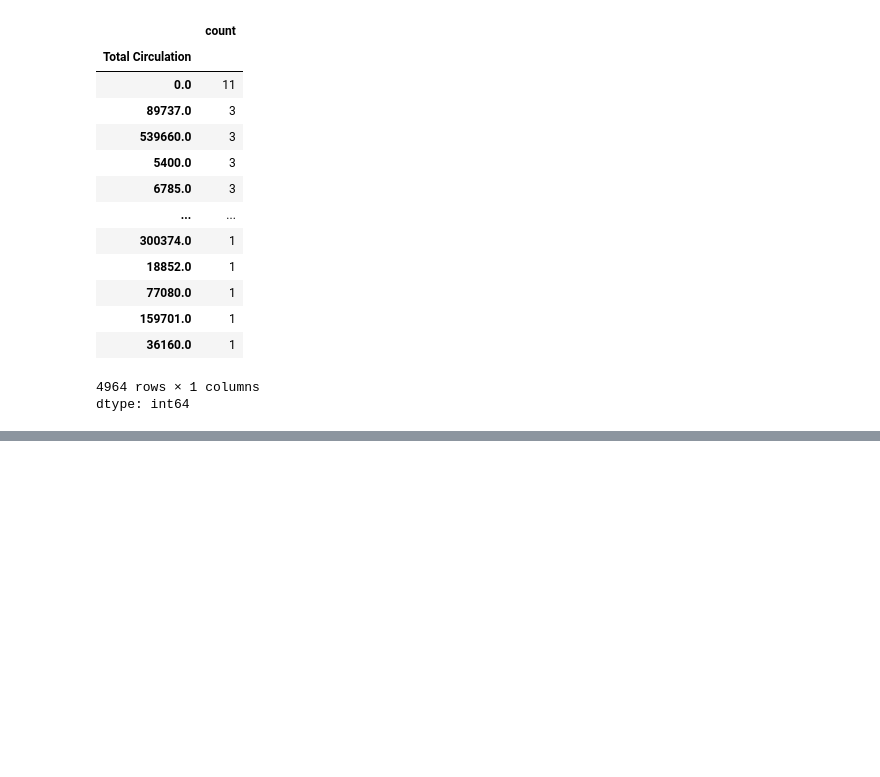
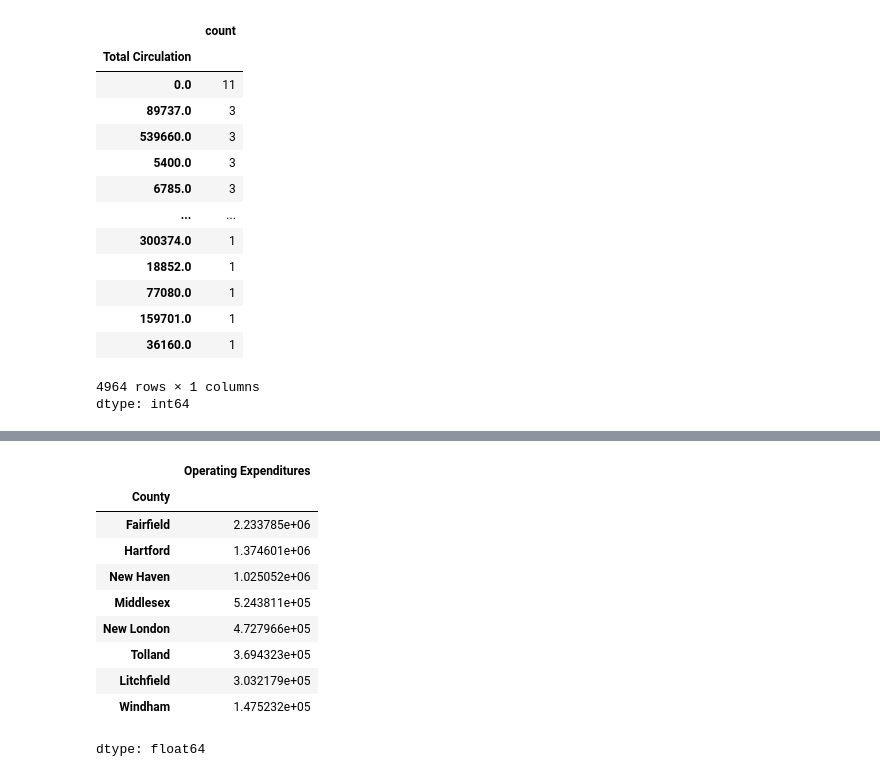
Before and after one commit to annachristen/DA-Class-Notes-and-projects, a Jupyter notebook: Library_Data.ipynb, the cells around one changed output, grey strips where cells are left out. Saved outputs shown, nothing was run; the diff lists cells and outputs as text; code cells hidden in the pictures; blank space fills up the shorter version.

```diff
--- a/Library_Data.ipynb
+++ b/Library_Data.ipynb
@@ -186,0 +218,14 @@ dtype: int64
+# %%
+df.groupby("County")["Operating Expenditures"].mean().sort_values(ascending=False)
+# %% [output]
+|  | Operating Expenditures |
+| County |  |
+| Fairfield | 2.233785e+06 |
+| Hartford | 1.374601e+06 |
+| New Haven | 1.025052e+06 |
+| Middlesex | 5.243811e+05 |
+| New London | 4.727966e+05 |
+| Tolland | 3.694323e+05 |
+| Litchfield | 3.032179e+05 |
+| Windham | 1.475232e+05 |
+dtype: float64
```
Also changed, not shown: parts of 11 cells of this notebook.
